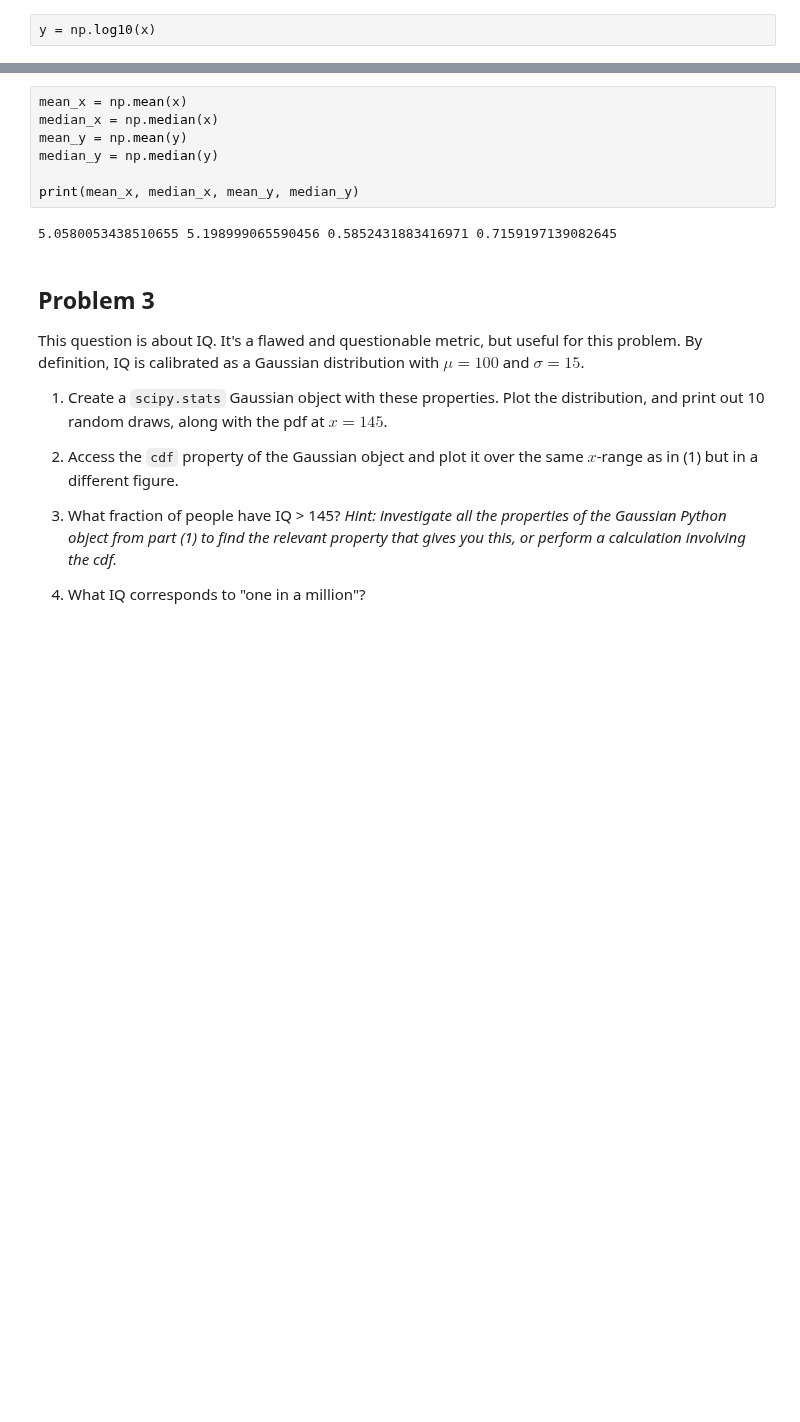
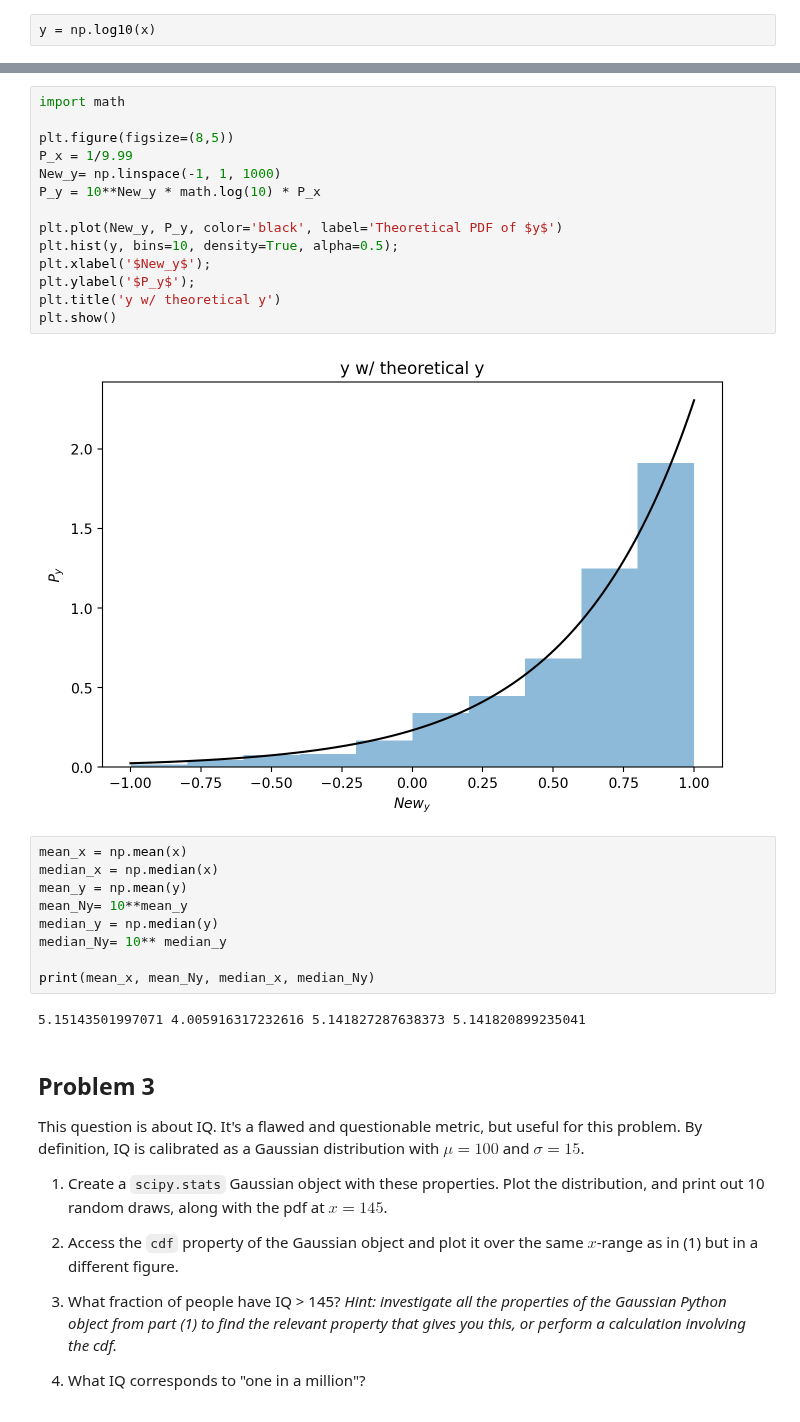
Before and after one commit to R-bna/sci-comp-ii-fall24, a Jupyter notebook: working/hw1_osu_ph464_564_fall24.ipynb, the cells around one changed output, grey strips where cells are left out. Saved outputs shown, nothing was run; the diff lists cells and outputs as text; blank space fills up the shorter version.

```diff
--- a/working/hw1_osu_ph464_564_fall24.ipynb
+++ b/working/hw1_osu_ph464_564_fall24.ipynb
@@ -83,12 +70,30 @@ plt.plot(x, pdf_values, label='PDF of IQ', color='skyblue')
+# %%
+import math
+
+plt.figure(figsize=(8,5))
+P_x = 1/9.99
+New_y= np.linspace(-1, 1, 1000)
+P_y = 10**New_y * math.log(10) * P_x
+
+plt.plot(New_y, P_y, color='black', label='Theoretical PDF of $y$')
+plt.hist(y, bins=10, density=True, alpha=0.5);
+plt.xlabel('$New_y$');
+plt.ylabel('$P_y$');
+plt.title('y w/ theoretical y')
+plt.show()
+# %% [output]
+[figure, added]
 # %%
 mean_x = np.mean(x)
 median_x = np.median(x)
 mean_y = np.mean(y)
+mean_Ny= 10**mean_y
 median_y = np.median(y)
+median_Ny= 10** median_y
 
-print(mean_x, median_x, mean_y, median_y)
+print(mean_x, mean_Ny, median_x, median_Ny)
 # %% [output]
-5.0580053438510655 5.198999065590456 0.5852431883416971 0.7159197139082645
+5.15143501997071 4.005916317232616 5.141827287638373 5.141820899235041
 # %% [markdown]
 ## Problem 3
 
```
Also changed, not shown: parts of 3 cells of this notebook.
